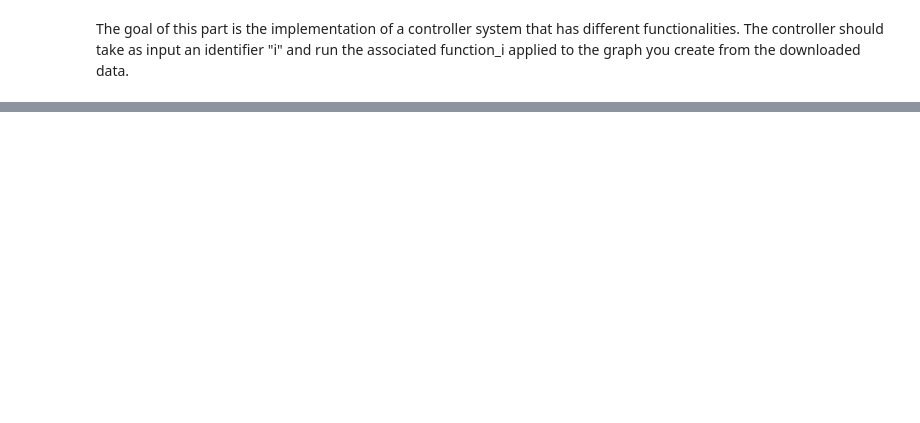
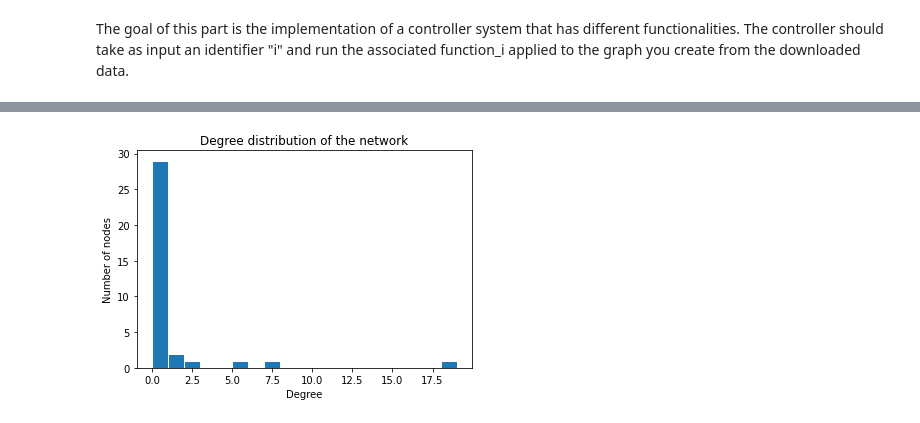
Before and after one commit to nicolagrieco00/ADM-HW5, a Jupyter notebook: main.ipynb, the cells around one changed output, grey strips where cells are left out. Saved outputs shown, nothing was run; the diff lists cells and outputs as text; code cells hidden in the pictures; blank space fills up the shorter version.

```diff
--- a/main.ipynb
+++ b/main.ipynb
@@ -513,0 +692,13 @@ func(G)
+# %%
+degree_distribution1 = my_dict1['degree_distribution']
+# %%
+# Plot the degree distribution of the graph
+plt.hist(degree_distribution1, bins=range(min(degree_distribution1), max(degree_distribution1)+1), edgecolor='white')
+plt.xlabel('Degree')
+plt.ylabel('Number of nodes')
+plt.title('Degree distribution of the network')
+
+# Show the plot
+plt.show()
+# %% [output]
+[figure, added]
```
Also changed, not shown: parts of 101 cells of this notebook, 1 other file.
